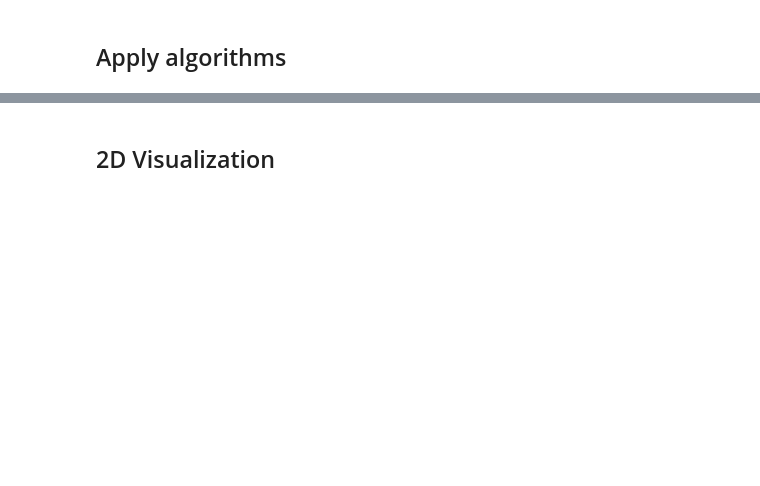
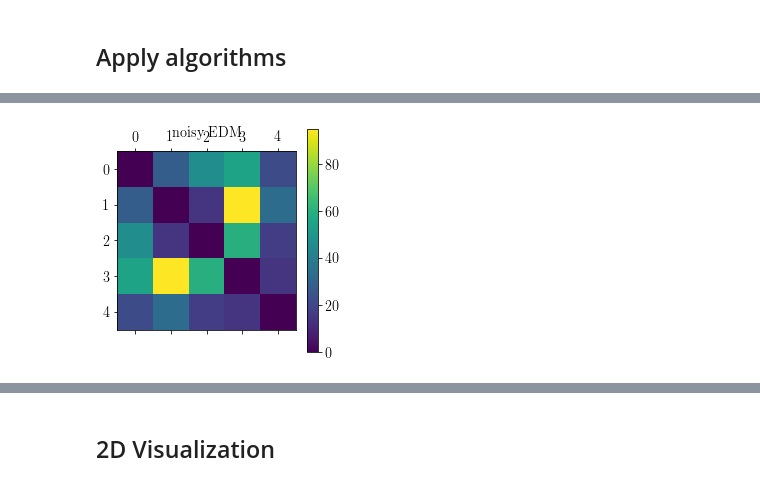
Before and after one commit to LCAV/pylocus, a Jupyter notebook: EvaluateData.ipynb, the cells around one changed output, grey strips where cells are left out. Cells and saved outputs as stored; diff of their text form; code cells hidden in the pictures; blank space fills up the shorter version.

```diff
--- a/EvaluateData.ipynb
+++ b/EvaluateData.ipynb
@@ -146,6 +83,10 @@ points_srls = []
 points_srls_weighted = []
 points_original = []
 
+#weight_method = 'bias'
+weight_method = 'sigma'
+#weight_method = 'LOESS'
+
 printout=False
 
 for result in results:
@@ -155,45 +96,74 @@ for result in results:
     index = N-1
     other = np.delete(np.arange(N),index)
 
-    dist = [np.mean(d) for d in result.distances]
-    r2 = np.power(dist,2)
-
     edm = result.edm_avg
     pnoisy = porig.copy()
-    pnoisy.edm[edm>0] = edm[edm>0]
+    pnoisy.edm[index,other] = edm[index,other]
+    pnoisy.edm[other,index] = edm[other,index]
 
-    # Add weights based on bias
-    #weights = np.abs(porig.edm[-1,:-1] - r2)
-    #print('weights:',weights)
+    plot_matrix(porig.edm, 'real EDM')
+    plot_matrix(pnoisy.edm,'noisy EDM')
+    plot_matrix(porig.edm-pnoisy.edm,'difference')
 
-    # Add weights based on sigma
-    #weights = [np.power(np.std(d),-2) for d in result.distances]
-    #weights /= sum(weights)
+    if weight_method == 'LOESS':
+        max_dik = np.max(pnoisy.edm,axis=1)**(0.5)
+        max_dkj = np.max(pnoisy.edm,axis=0)**(0.5)
+        weights_matrix = np.ones((N,N))
+        for i in range(N):
+            for j in range(N):
+                hij = max(max_dik[i],max_dkj[j])
+                weights_matrix[i,j] = np.exp(-pnoisy.edm[i,j]/hij**2)
+    else:
+        if weight_method == 'bias':
+            if tool == 'Pozyx':
+                # experimental bias
+                bias = np.sqrt(np.abs(porig.edm[index,other] - pnoisy.edm[index,other]))
+            else:
+                # parametric bias
+                bias = result.abs_error_avg[index, other]
 
-    #weights_matrix = np.ones((N,N))*max(weights)
-    #weights_matrix[index,other] = weights
-    #weights_matrix[other,index] = weights
+            weights = divide_where_nonzero(np.ones(bias.shape),bias)
+        elif weight_method == 'sigma':
+            if tool == 'Pozyx':
+                # experimental sigma
+                from basics import divide_where_nonzero
+                sigma2 = np.array([np.var(d) for d in result.distances])
+                sigma2[np.isnan(sigma2)] = 0
 
-    # Add LOESS weights
-    max_dik = np.max(pnoisy.edm,axis=1)**(0.5)
-    max_dkj = np.max(pnoisy.edm,axis=0)**(0.5)
-    weights_matrix = np.ones((N,N))
-    for i in range(N):
-        for j in range(N):
-            hij = max(max_dik[i],max_dkj[j])
-            weights_matrix[i,j] = np.exp(-pnoisy.edm[i,j]/hij**2)
-    #plot_matrix(weights_matrix)
+            else:
+                # parametric sigma
+                sigma2 = result.var_avg[index,other]
+            weights = divide_where_nonzero(np.ones(sigma2.shape),sigma2)
+        else:
+            print('unknown weighting method')
+        weights_matrix = np.ones((N,N))*max(weights)
+        weights_matrix[index,other] = weights
+        weights_matrix[other,index] = weights
+    # set weights to zero where measurements are missing
+    weights_matrix[pnoisy.edm == 0] = 0.0
+    plot_matrix(weights_matrix, 'weights matrix')
 
+    print('estimate using mds...')
     Xmds = reconstruct_mds(pnoisy.edm, porig.points, False, 'geometric')
+    print('...done')
+    print('estimate using weighted mds...')
     Xmds_weighted, fs, err_edms, err_points = reconstruct_weighted(pnoisy.edm, weights_matrix, porig.points, Xmds, porig.points, False)
-    Xsrls = reconstruct_srls(pnoisy.edm, porig.points, False, index)
+    print('...done')
+    print('estimate using SRLS...')
+    Xsrls = reconstruct_srls(pnoisy.edm, porig.points, False, index=index)
+    print('...done')
+    print('estimate using weighted SRlS...')
     Xsrls_weighted = reconstruct_srls(pnoisy.edm, porig.points, False, weights=weights_matrix)
+    print('...done')
+    plt.plot(fs[-100:],label='fs')
+    plt.legend(loc='best')
+    plt.show()
 
-    pmds = create_from_points(Xmds, PointConfiguration)
-    pmds_weighted = create_from_points(Xmds_weighted, PointConfiguration)
-    psrls = create_from_points(Xsrls, PointConfiguration)
-    psrls_weighted = create_from_points(Xsrls_weighted, PointConfiguration)
     if (printout):
+        pmds = create_from_points(Xmds, PointConfiguration)
+        pmds_weighted = create_from_points(Xmds_weighted, PointConfiguration)
+        psrls = create_from_points(Xsrls, PointConfiguration)
+        psrls_weighted = create_from_points(Xsrls_weighted, PointConfiguration)
         print('Noisy edm error',np.linalg.norm(pnoisy.edm-porig.edm))
         print('SRLS edm error',np.linalg.norm(psrls.edm-porig.edm))
         print('MDS edm error ',np.linalg.norm(pmds.edm-porig.edm))
@@ -213,3 +183,4 @@ for result in results:
     points_mds_weighted.append(Xmds_weighted)
     points_srls.append(Xsrls)
     points_srls_weighted.append(Xsrls_weighted.copy())
+# %% [output]
@@ -215,0 +188 @@ for result in results:
+[figure, added]
```
Also changed, not shown: parts of 7 cells of this notebook, 1 other file.
